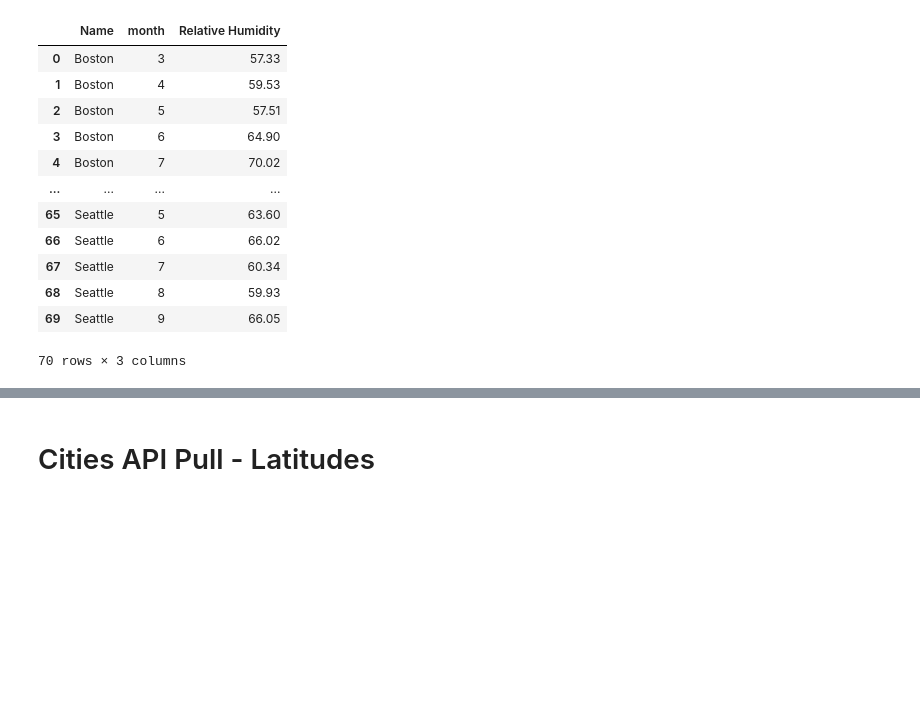
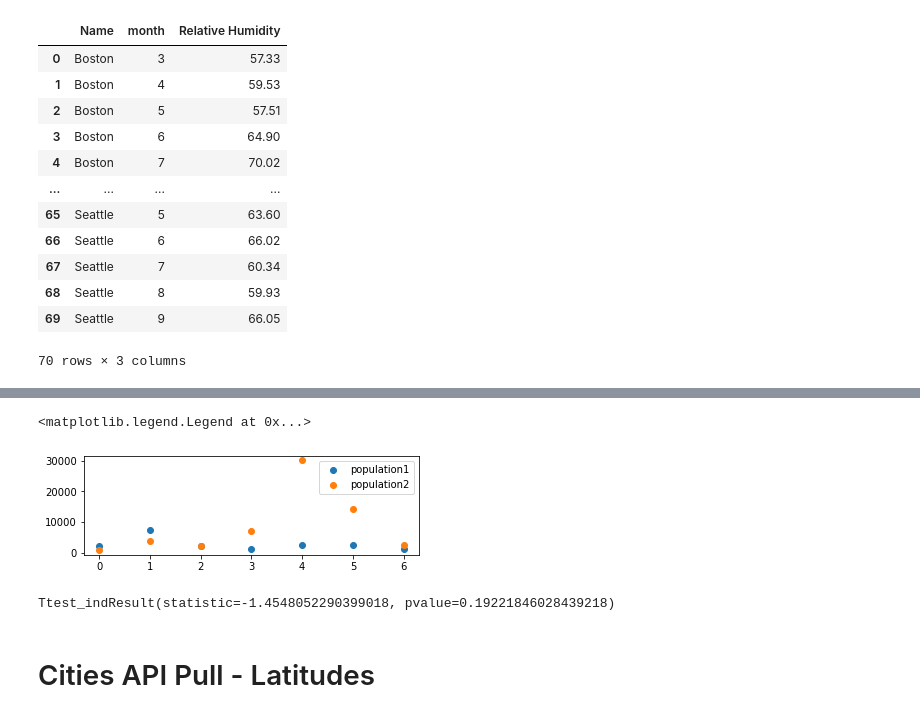
Before and after one commit to jessfett/MSU-Project1, a Jupyter notebook: COVIDWeatherProject.ipynb, the cells around one changed output, grey strips where cells are left out. Drawn from its saved outputs; the diff is of its cells as text; code cells hidden in the pictures; blank space fills up the shorter version.

Commit message:
Including TTest

```diff
--- a/ProjectSolutionMerged_new.ipynb
+++ b/COVIDWeatherProject.ipynb
@@ -422,0 +406,5 @@ merge_df
+# %%
+#Create a detroit temp dataframe
+detroit_temp=casestemp.loc[casestemp["Name"]=="Detroit",:]
+
+detroit_temp
@@ -422,0 +420,5 @@ merge_df
+# %%
+#Create a Miami temp dataframe
+miami_temp=casestemp.loc[casestemp["Name"]=="Miami",:]
+
+miami_temp
@@ -491,0 +552,4 @@ detroit_merge
+# %%
+#set populations
+population1=detroit_temp["New Cases Per Million People"]
+population2=miami_temp["New Cases Per Million People"]
@@ -492,3 +580,18 @@ detroit_merge
+# %%
+    # Scatter Plot of Data
+    plt.subplot(2, 1, 1)
+    plt.scatter(range(len(population1)), population1, label="population1")
+    plt.scatter(range(len(population2)), population2, label="population2")
+    plt.legend()
+# %% [output]
+<matplotlib.legend.Legend at 0x...>
+[figure, added]
+# %%
+# Note: Setting equal_var=False performs Welch's t-test which does
+# not assume equal population variance
+stats.ttest_ind(population1, population2, equal_var=False)
+# %% [output]
+Ttest_indResult(statistic=-1.4548052290399018, pvalue=0.19221846028439218)
 # %% [markdown]
 # Cities API Pull - Latitudes
 # %% [markdown]
```
Also changed, not shown: parts of 38 cells of this notebook, 26 other files.
